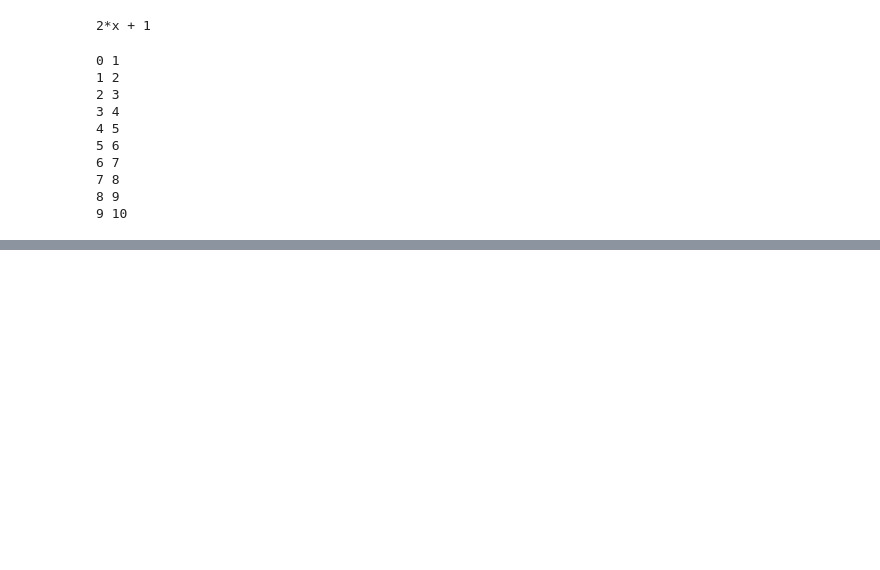
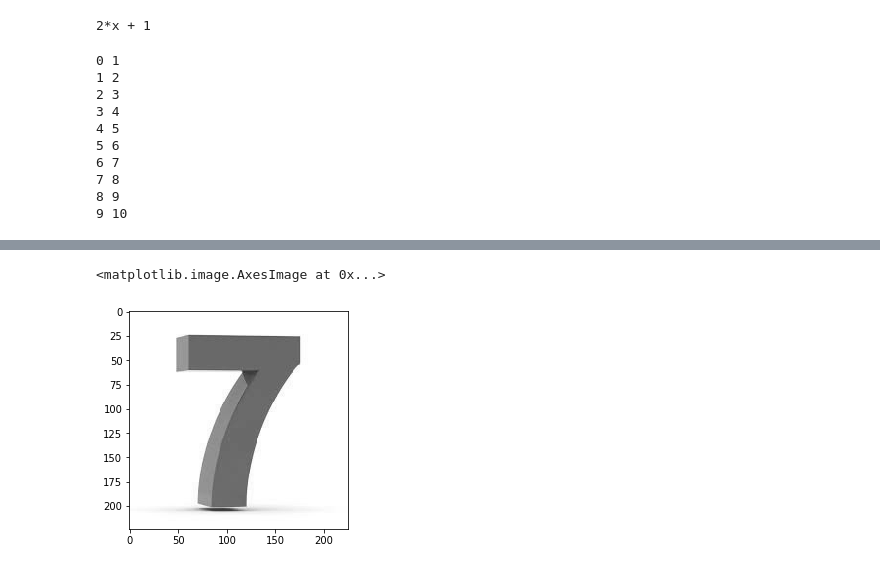
Before and after one commit to jsxcool/Jupyter, a Jupyter notebook: test.ipynb, the cells around one changed output, grey strips where cells are left out. Cells and saved outputs as stored; diff of their text form; code cells hidden in the pictures; blank space fills up the shorter version.

```diff
--- a/test.ipynb
+++ b/test.ipynb
@@ -57,0 +111,10 @@ for i, j in zip(range(0,10), range(1,11)):
+# %%
+'''image = np.array([[0,200,255,0],
+                  [0,0,200,0],
+                  [0,0,200,0],
+                  [0,0,200,0]])'''
+image2 = arr
+plt.imshow(image2, cmap=plt.get_cmap('gray'), vmin=0, vmax=255)
+# %% [output]
+<matplotlib.image.AxesImage at 0x...>
+[figure, added]
```
Also changed, not shown: parts of 11 cells of this notebook, 6 other files.
